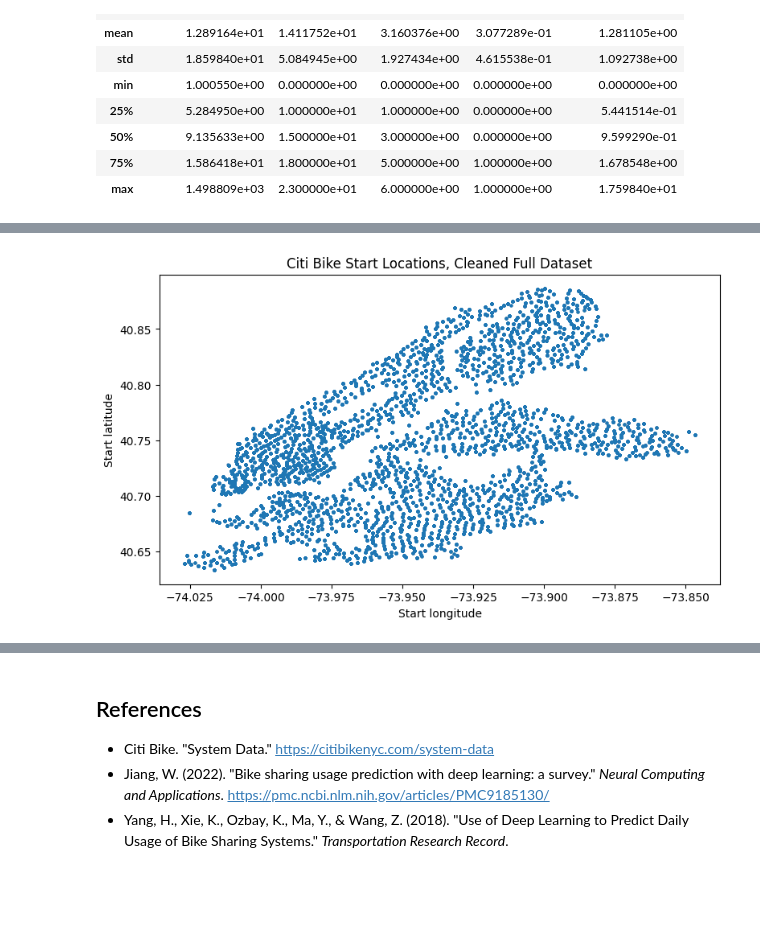
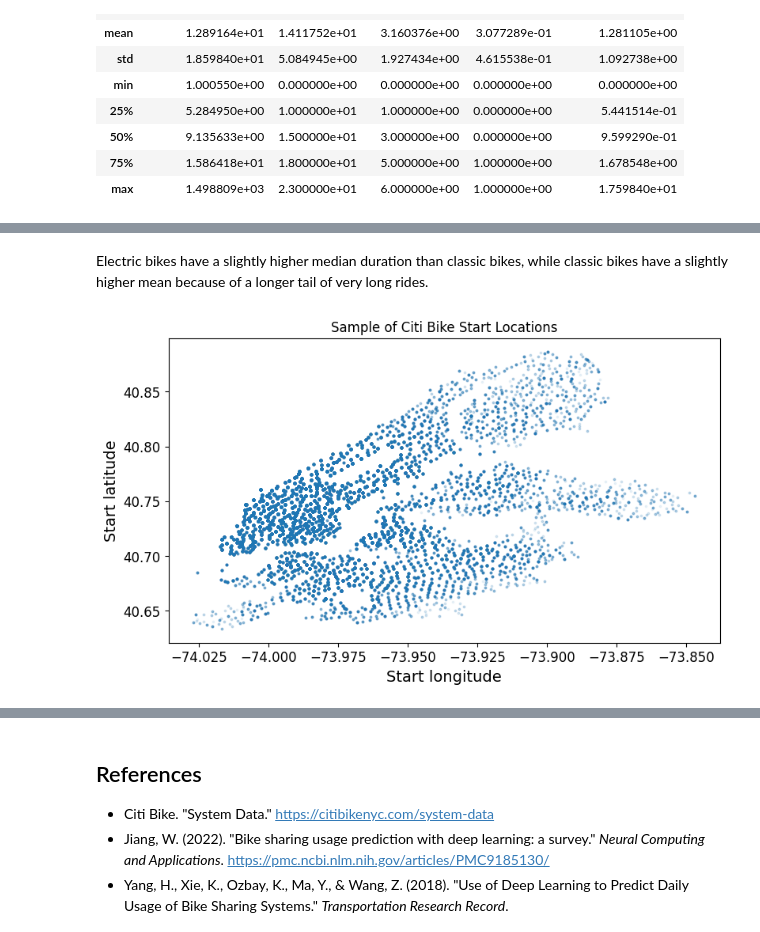
Before and after one commit to Wiz1702/Citi-Bike-, a Jupyter notebook: notebook.ipynb, the cells around one changed output, grey strips where cells are left out. Drawn from its saved outputs; the diff is of its cells as text; code cells hidden in the pictures; blank space fills up the shorter version.

```diff
--- a/notebook.ipynb
+++ b/notebook.ipynb
@@ -361,15 +454,19 @@ plt.show()
+# %% [markdown]
+ Electric bikes have a slightly higher median duration than classic bikes, while classic bikes have a slightly higher mean because of a longer tail of very long rides.
 # %%
 location_df = df_features.dropna(subset=['start_lat', 'start_lng'])
-ax = location_df.plot(
+location_plot_df = location_df.sample(n=min(100_000, len(location_df)), random_state=RANDOM_STATE)
+
+ax = location_plot_df.plot(
     kind='scatter',
     x='start_lng',
     y='start_lat',
     alpha=0.08,
     s=3,
 )
-ax.set_title('Citi Bike Start Locations, Cleaned Full Dataset')
+ax.set_title('Sample of Citi Bike Start Locations')
 ax.set_xlabel('Start longitude')
 ax.set_ylabel('Start latitude')
 plt.show()
 # %% [output]
-[figure, old version]
+[figure, new version]
```
Also changed, not shown: parts of 33 cells of this notebook.
